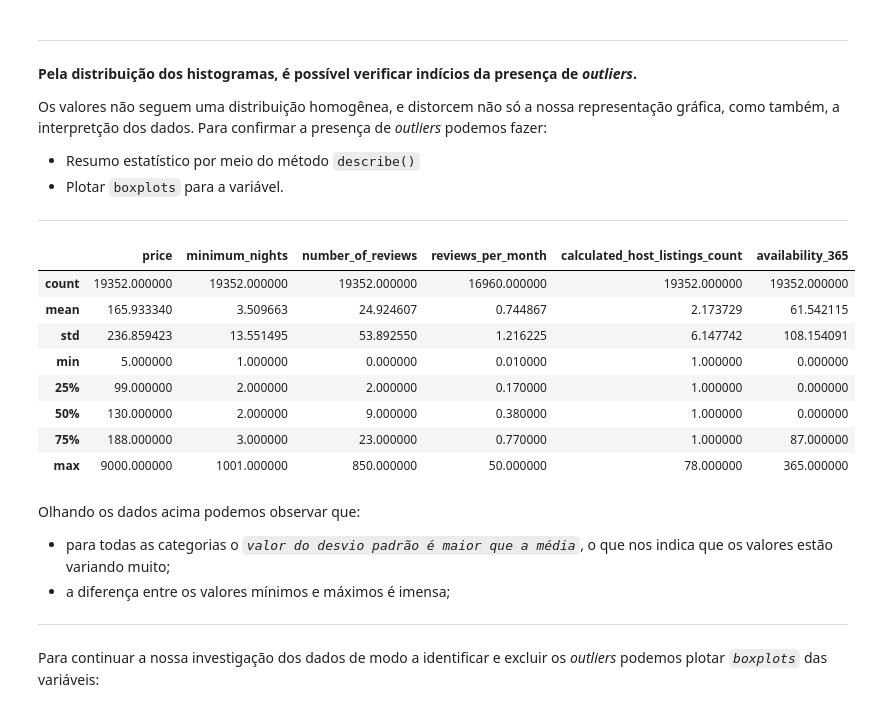
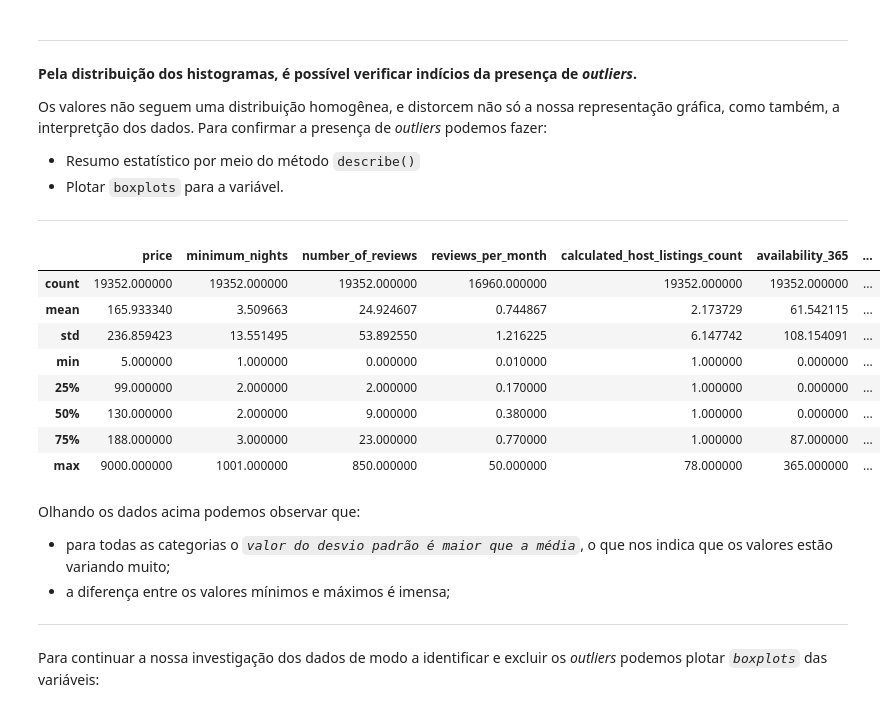
Before and after one commit to carolbastos-cb/Learning-Python-Data-Science, a Jupyter notebook: Projeto_1_Analisando_os_Dados_do_Airbnb_Amsterdam.ipynb, the cells around one changed output. Drawn from its saved outputs; the diff is of its cells as text; code cells hidden in the pictures.

```diff
--- a/Projeto_1_Analisando_os_Dados_do_Airbnb_Amsterdam.ipynb
+++ b/Projeto_1_Analisando_os_Dados_do_Airbnb_Amsterdam.ipynb
@@ -174,19 +174,19 @@ Para confirmar a presença de *outliers* podemos fazer:
 ---
 # %%
 # analisando os dados com o método describe()
-
-dados_df[['price', 'minimum_nights', 'number_of_reviews', 'reviews_per_month',
-    'calculated_host_listings_count', 'availability_365']].describe()
+dn = ['price', 'minimum_nights', 'number_of_reviews', 'reviews_per_month',
+    'calculated_host_listings_count', 'availability_365','latitude','longitude','neighbourhood','room_type']
+dados_df[dn].describe()
 # %% [output]
-|  | price | minimum_nights | number_of_reviews | reviews_per_month | calculated_host_listings_count | availability_365 |
-| count | 19352.000000 | 19352.000000 | 19352.000000 | 16960.000000 | 19352.000000 | 19352.000000 |
-| mean | 165.933340 | 3.509663 | 24.924607 | 0.744867 | 2.173729 | 61.542115 |
-| std | 236.859423 | 13.551495 | 53.892550 | 1.216225 | 6.147742 | 108.154091 |
-| min | 5.000000 | 1.000000 | 0.000000 | 0.010000 | 1.000000 | 0.000000 |
-| 25% | 99.000000 | 2.000000 | 2.000000 | 0.170000 | 1.000000 | 0.000000 |
-| 50% | 130.000000 | 2.000000 | 9.000000 | 0.380000 | 1.000000 | 0.000000 |
-| 75% | 188.000000 | 3.000000 | 23.000000 | 0.770000 | 1.000000 | 87.000000 |
-| max | 9000.000000 | 1001.000000 | 850.000000 | 50.000000 | 78.000000 | 365.000000 |
+|  | price | minimum_nights | number_of_reviews | reviews_per_month | calculated_host_listings_count | availability_365 | ... |
+| count | 19352.000000 | 19352.000000 | 19352.000000 | 16960.000000 | 19352.000000 | 19352.000000 | ... |
+| mean | 165.933340 | 3.509663 | 24.924607 | 0.744867 | 2.173729 | 61.542115 | ... |
+| std | 236.859423 | 13.551495 | 53.892550 | 1.216225 | 6.147742 | 108.154091 | ... |
+| min | 5.000000 | 1.000000 | 0.000000 | 0.010000 | 1.000000 | 0.000000 | ... |
+| 25% | 99.000000 | 2.000000 | 2.000000 | 0.170000 | 1.000000 | 0.000000 | ... |
+| 50% | 130.000000 | 2.000000 | 9.000000 | 0.380000 | 1.000000 | 0.000000 | ... |
+| 75% | 188.000000 | 3.000000 | 23.000000 | 0.770000 | 1.000000 | 87.000000 | ... |
+| max | 9000.000000 | 1001.000000 | 850.000000 | 50.000000 | 78.000000 | 365.000000 | ... |
 # %% [markdown]
 Olhando os dados acima podemos observar que:
 
```
Also changed, not shown: parts of 5 cells of this notebook.
